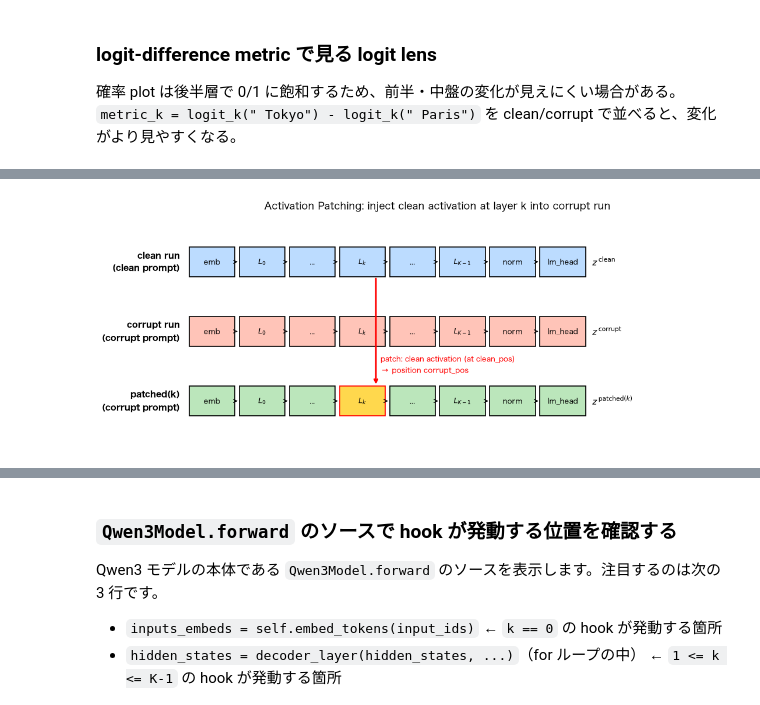
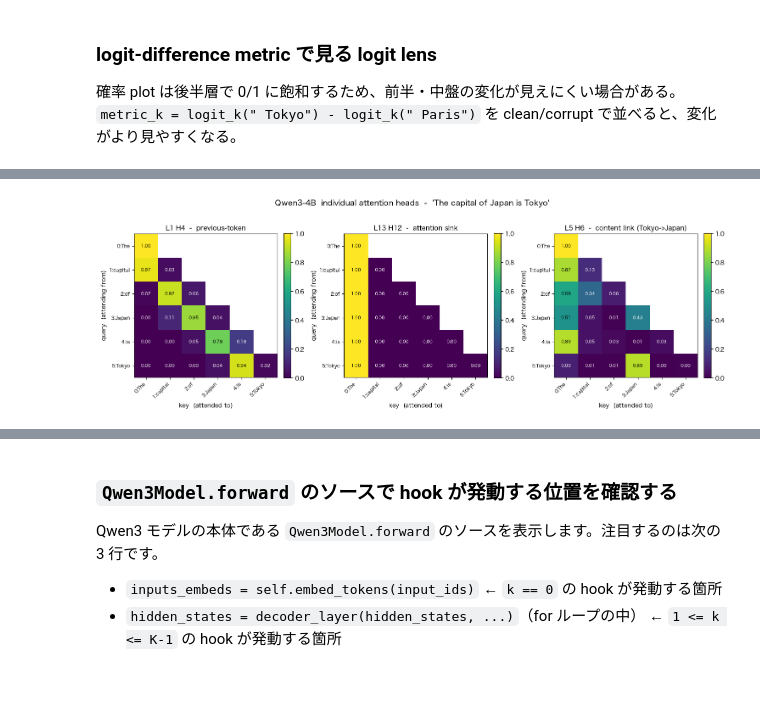
Before and after one commit to shimosan/qwen3_4b_probe, a Jupyter notebook: rendered/02_residual_stream_logit_lens_patching.ipynb, the cells around one changed output, grey strips where cells are left out. Saved outputs shown, nothing was run; the diff lists cells and outputs as text; code cells hidden in the pictures; blank space fills up the shorter version.

Commit message:
update: rendered/02 を最新ノートで再実行（出力込み）
- lecture/02 の §6 単語埋め込み・§10 attention 節・各図 savefig を反映
- 全 52 セルを aidemo2026 で実行（エラーなし）、CJK/ハングル含む図を焼き込み

```diff
--- a/rendered/02_residual_stream_logit_lens_patching.ipynb
+++ b/rendered/02_residual_stream_logit_lens_patching.ipynb
@@ -1426,63 +1622,47 @@ layer $k$（図中の `L_k`）の位置で、clean run の活性が patched run
 # %%
-# Activation Patching の概念図 (schematic)
+# 例文を forward して attention を取り出し（後続セルでも再利用）、役割の違う個別 head を並べる。
+import numpy as np
 import matplotlib.pyplot as plt
-import matplotlib.patches as mpatches
 
-fig, ax = plt.subplots(figsize=(11, 4.5))
+ATTN_PROMPT = "The capital of Japan is Tokyo"
+attn_inputs = tokenizer(ATTN_PROMPT, return_tensors="pt").to(device)
+attn_ids    = attn_inputs["input_ids"][0].tolist()
+attn_pieces = [tokenizer.decode([t]) for t in attn_ids]
+attn_labels = [f"{i}:{p.strip()}" for i, p in enumerate(attn_pieces)]
+T = len(attn_ids)
 
-stages = ["emb", r"$L_0$", "...", r"$L_k$", "...", r"$L_{K-1}$", "norm", "lm_head"]
-n = len(stages)
-box_w, box_h = 0.10, 0.13
-xs = [0.08 + i * 0.11 for i in range(n)]
+attn_out = model(**attn_inputs, output_attentions=True, use_cache=False)
+attentions = attn_out.attentions          # tuple 長さ K, 各 [1, n_heads, T, T]
+n_heads = attentions[0].shape[1]
+A = np.stack([a[0].float().cpu().numpy() for a in attentions], axis=0)  # [K, n_heads, T, T]
+print(f"tokens: {attn_pieces}")
+print(f"K={K} layers, n_heads={n_heads}, T={T}")
 
-# (label, y, color, output_text); label は改行で 2 行表記
-rows = [
-    ("clean run\n(clean prompt)",       0.73, "#bcdcff", r"$z^{\,\mathrm{clean}}$"),
-    ("corrupt run\n(corrupt prompt)",   0.43, "#ffc4b8", r"$z^{\,\mathrm{corrupt}}$"),
-    ("patched(k)\n(corrupt prompt)",    0.13, "#bbe6bb", r"$z^{\,\mathrm{patched}(k)}$"),
+# 役割の違う個別 head を名指しで選ぶ： (layer, head, 説明)
+PICKS = [
+    (1, 4,   "L1 H4  -  previous-token"),
+    (13, 12, "L13 H12  -  attention sink"),
+    (5, 6,   "L5 H6  -  content link (Tokyo->Japan)"),
 ]
+tri = np.triu(np.ones((T, T)), 1) > 0     # 上三角(未来) = causal mask
 
-for label, y, color, output_text in rows:
-    ax.text(0.06, y + box_h/2, label,
-            ha="right", va="center", fontsize=10, fontweight="bold")
-    for x, stage in zip(xs, stages):
-        if label.startswith("patched") and stage == r"$L_k$":
-            face = "#ffd84d"  # 注入された箱は強調
-            ec = "red"
-        else:
-            face = color
-            ec  = "black"
-        ax.add_patch(mpatches.Rectangle((x, y), box_w, box_h,
-                                        facecolor=face, edgecolor=ec, linewidth=1.2))
-        ax.text(x + box_w/2, y + box_h/2, stage,
-                ha="center", va="center", fontsize=9)
-    for i in range(n - 1):
-        ax.annotate("", xy=(xs[i+1], y + box_h/2),
-                    xytext=(xs[i] + box_w, y + box_h/2),
-                    arrowprops=dict(arrowstyle="->"))
-    ax.text(xs[-1] + box_w + 0.015, y + box_h/2, output_text,
-            ha="left", va="center", fontsize=11)
-
-# clean L_k -> patched L_k の縦矢印
-# 箱と重ならないよう、L_k 右端の外側に少しオフセット
-k_idx = stages.index(r"$L_k$")
-x_arrow = xs[k_idx] + box_w - 0.02
-ax.annotate("",
-            xy=(x_arrow, rows[2][1] + box_h),   # 矢頭: patched L_k 上端
-            xytext=(x_arrow, rows[0][1]),       # 矢尾: clean L_k 下端
-            arrowprops=dict(arrowstyle="->", color="red", lw=2.0))
-
-# 注記 (2 行)、patched 行の上に配置して箱と重ならないようにする
-ax.text(x_arrow + 0.010, rows[2][1] + box_h + 0.04,
-        "patch: clean activation (at clean_pos)\n"
-        r"$\rightarrow$ position corrupt_pos",
-        ha="left", va="bottom", fontsize=9, color="red")
-
-ax.set_xlim(0, 1.25)
-ax.set_ylim(0, 1.0)
-ax.axis("off")
-ax.set_title("Activation Patching: inject clean activation at layer k into corrupt run",
-             fontsize=12)
-plt.tight_layout()
+fig, axes = plt.subplots(1, len(PICKS), figsize=(5.0 * len(PICKS), 5.0))
+for ax, (L, h, title) in zip(axes, PICKS):
+    M = np.ma.masked_where(tri, A[L, h])                     # 未来をマスク
+    im = ax.imshow(M, cmap="viridis", vmin=0, vmax=1, aspect="equal")
+    ax.set_title(title, fontsize=11)
+    ax.set_xlabel("key  (attended to)")
+    ax.set_ylabel("query  (attending from)")
+    ax.set_xticks(range(T)); ax.set_xticklabels(attn_labels, rotation=45, ha="right", fontsize=8)
+    ax.set_yticks(range(T)); ax.set_yticklabels(attn_labels, fontsize=8)
+    for i in range(T):
+        for j in range(i + 1):
+            v = A[L, h, i, j]
+            ax.text(j, i, f"{v:.2f}", ha="center", va="center",
+                    color="white" if v < 0.5 else "black", fontsize=7)
+    fig.colorbar(im, ax=ax, fraction=0.046, pad=0.04)
+fig.suptitle(f"Qwen3-4B  individual attention heads  -  {ATTN_PROMPT!r}", fontsize=13)
+fig.tight_layout(rect=(0, 0, 1, 0.95))
+fig.savefig(outputs_dir / "nb02_attention_individual_heads.png", dpi=200)
 plt.show()
 # %% [output]
@@ -1491 +1671 @@ findfont: Failed to find font weight bold, now using 400.
-[figure, old version]
+[figure, new version]
```
Also changed, not shown: parts of 158 cells of this notebook.
